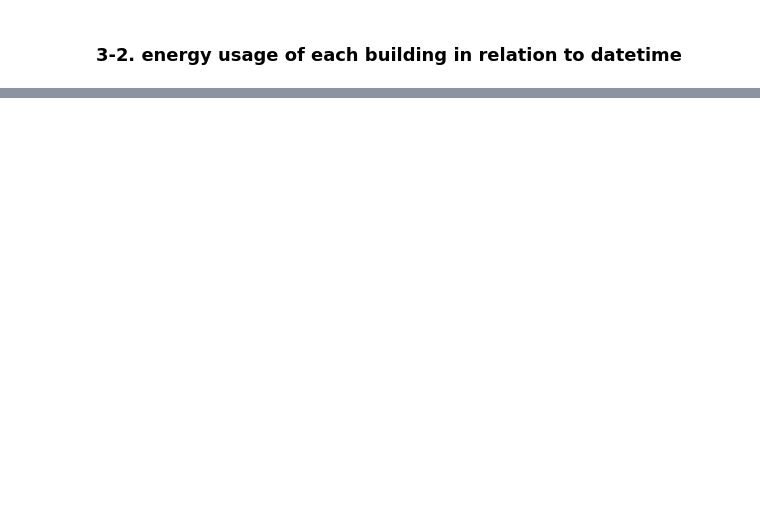
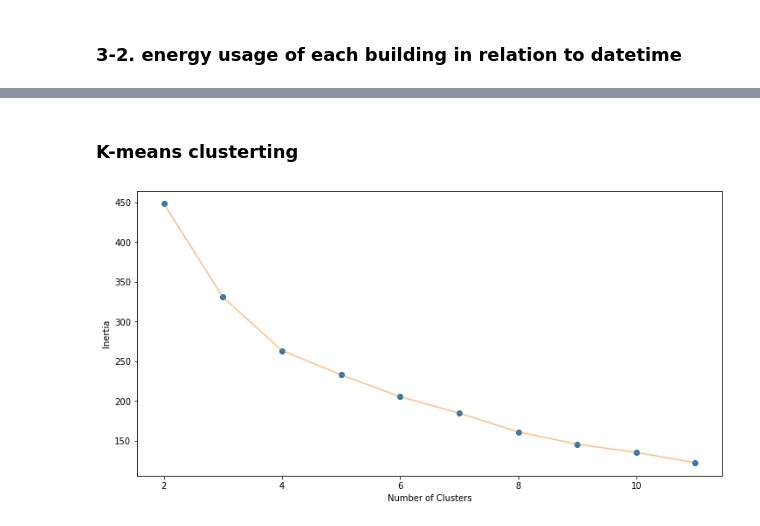
Before and after one commit to yong-again/elec_used, a Jupyter notebook: code/Electric_Used_Predict.ipynb, the cells around one changed output, grey strips where cells are left out. Drawn from its saved outputs; the diff is of its cells as text; code cells hidden in the pictures; blank space fills up the shorter version.

```diff
--- a/code/Electric_Used_Predict.ipynb
+++ b/code/Electric_Used_Predict.ipynb
@@ -252,0 +302,20 @@ for num in eda_df['num'].unique():
+# %% [markdown]
+### K-means clusterting
+# %%
+# elbow method를 통해 군집의 개수 결정
+def change_n_clusters(n_clusters, data):
+    sum_of_squared_distance = []
+    for n_cluster in n_clusters:
+        kmeans = KMeans(n_clusters=n_cluster)
+        kmeans.fit(data)
+        sum_of_squared_distance.append(kmeans.inertia_)
+
+    plt.figure(1 , figsize = (12, 6))
+    plt.plot(n_clusters , sum_of_squared_distance , 'o')
+    plt.plot(n_clusters , sum_of_squared_distance , '-' , alpha = 0.5)
+    plt.xlabel('Number of Clusters')
+    plt.ylabel('Inertia')
+
+change_n_clusters([2,3,4,5,6,7,8,9,10,11], df.iloc[:,1:])
+# %% [output]
+[figure, added]
```
Also changed, not shown: parts of 24 cells of this notebook.
